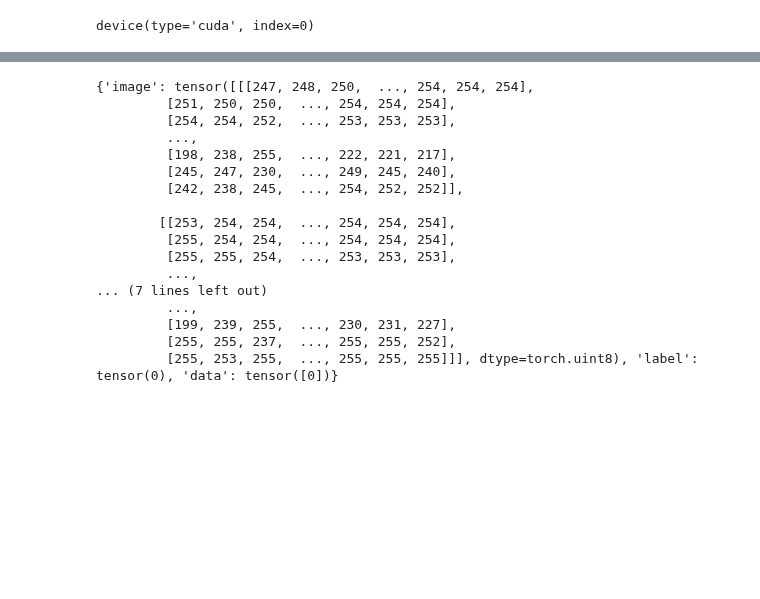
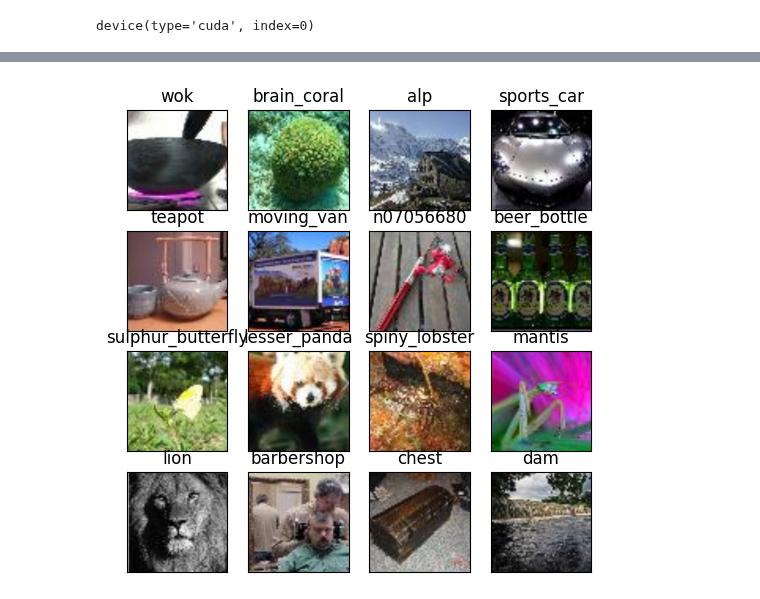
Before and after one commit to ajayrfhp/LearningDeepLearning, a Jupyter notebook: distributed_training/tiny_imagenet_baseline.ipynb, the cells around one changed output, grey strips where cells are left out. Saved outputs shown, nothing was run; the diff lists cells and outputs as text; code cells hidden in the pictures; blank space fills up the shorter version.

```diff
--- a/distributed_training/tiny_imagenet_baseline.ipynb
+++ b/distributed_training/tiny_imagenet_baseline.ipynb
@@ -69,22 +34,46 @@ val_data
-# %%
-for batch in val_data:
-    print(batch)
-    break
-# %% [output]
-{'image': tensor([[[247, 248, 250,  ..., 254, 254, 254],
-         [251, 250, 250,  ..., 254, 254, 254],
-         [254, 254, 252,  ..., 253, 253, 253],
-         ...,
-         [198, 238, 255,  ..., 222, 221, 217],
-         [245, 247, 230,  ..., 249, 245, 240],
-         [242, 238, 245,  ..., 254, 252, 252]],
-
-        [[253, 254, 254,  ..., 254, 254, 254],
-         [255, 254, 254,  ..., 254, 254, 254],
-         [255, 255, 254,  ..., 253, 253, 253],
-         ...,
-... (7 lines left out)
-         ...,
-         [199, 239, 255,  ..., 230, 231, 227],
-         [255, 255, 237,  ..., 255, 255, 252],
-         [255, 253, 255,  ..., 255, 255, 255]]], dtype=torch.uint8), 'label': tensor(0), 'data': tensor([0])}
+# %%
+class TinyImagenetD2l(d2l.Module):
+    def __init__(self, batch_size, num_workers):
+        super().__init__()
+        self.save_hyperparameters()
+        self.train_data = load_dataset("Maysee/tiny-imagenet", split="train")
+        self.val_data = load_dataset("Maysee/tiny-imagenet", split="valid")
+        self.transform = transforms.Compose([
+            transforms.Resize((224, 224)),
+            transforms.ToTensor()
+        ])
+        self.get_imagenet_labels()
+
+    def get_imagenet_labels(self):
+        response = requests.get("https://s3.amazonaws.com/deep-learning-models/image-models/imagenet_class_index.json")
+        imagenet_index = json.loads(response.text)
+        self.imagenet_reverse_index = { v[0]:v[1] for k, v in imagenet_index.items()}
+
+    def transforms(self, batch):
+        batch['image'] = [self.transform(x.convert("RGB")) for x in batch['image']]
+        return batch
+
+    def get_dataloader(self, train):
+        data = self.train_data if train else self.val_data
+        data.set_transform(self.transforms)
+        dataloader = DataLoader(data, batch_size=self.batch_size, shuffle=train)
+        return dataloader
+
+    def visualize(self, batch, max_images=16):
+        images = batch['image'][:max_images].permute(0, 2, 3, 1)
+        labels = batch['label'][:max_images].unsqueeze(1)
+        labels = self.train_data.features['label'].int2str(labels)
+
+        labels = [self.imagenet_reverse_index[label] if label in self.imagenet_reverse_index.keys() else label for label in labels]
+
+        d2l.show_images(images, 4, 4, titles=labels)
+
+
+
+tiny_imagenet = TinyImagenetD2l(batch_size, num_workers)
+train_loader = tiny_imagenet.get_dataloader(train=True)
+val_loader = tiny_imagenet.get_dataloader(train=False)
+
+tiny_imagenet.visualize(next(iter(train_loader)))
+# %% [output]
+[figure, added]
```
Also changed, not shown: parts of 3 cells of this notebook.
